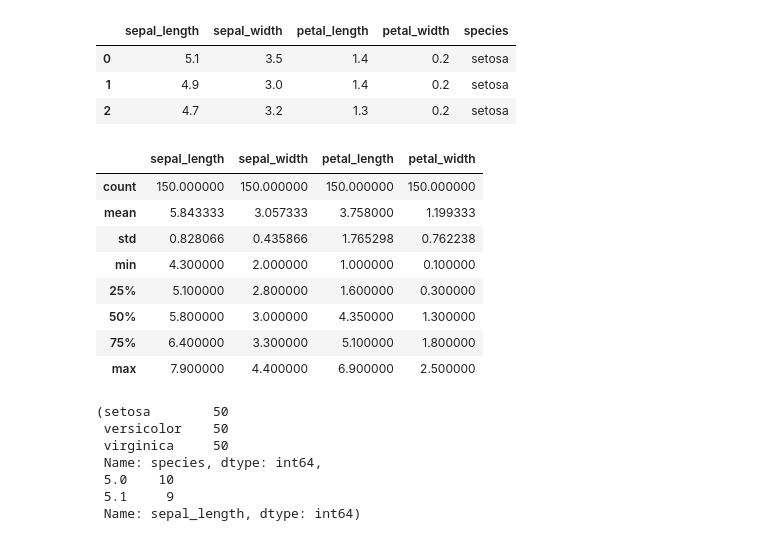
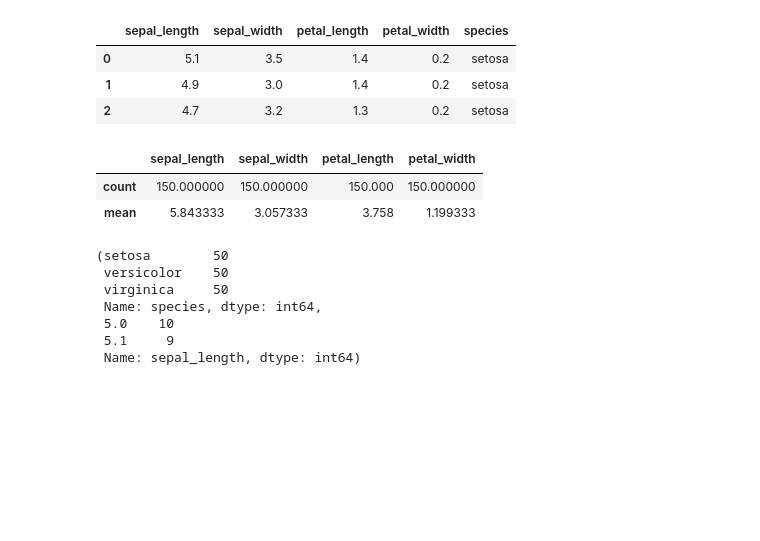
Before and after one commit to taosongst/data_analysis_common, a Jupyter notebook: 数据分析常见指令.ipynb, the cells around one changed output. Saved outputs shown, nothing was run; the diff lists cells and outputs as text; code cells hidden in the pictures; blank space fills up the shorter version.

```diff
--- a/数据分析常见指令.ipynb
+++ b/数据分析常见指令.ipynb
@@ -233,17 +367,11 @@ df.head(3)
 | 1 | 4.9 | 3.0 | 1.4 | 0.2 | setosa |
 | 2 | 4.7 | 3.2 | 1.3 | 0.2 | setosa |
 # %%
-df.describe()
+df.describe().head(2)
 # %% [output]
 |  | sepal_length | sepal_width | petal_length | petal_width |
-| count | 150.000000 | 150.000000 | 150.000000 | 150.000000 |
-| mean | 5.843333 | 3.057333 | 3.758000 | 1.199333 |
-| std | 0.828066 | 0.435866 | 1.765298 | 0.762238 |
-| min | 4.300000 | 2.000000 | 1.000000 | 0.100000 |
-| 25% | 5.100000 | 2.800000 | 1.600000 | 0.300000 |
-| 50% | 5.800000 | 3.000000 | 4.350000 | 1.300000 |
-| 75% | 6.400000 | 3.300000 | 5.100000 | 1.800000 |
-| max | 7.900000 | 4.400000 | 6.900000 | 2.500000 |
+| count | 150.000000 | 150.000000 | 150.000 | 150.000000 |
+| mean | 5.843333 | 3.057333 | 3.758 | 1.199333 |
 # %%
 df['species'].value_counts(), df['sepal_length'].value_counts().head(2)
 # %% [output]
```
Also changed, not shown: parts of 96 cells of this notebook.
